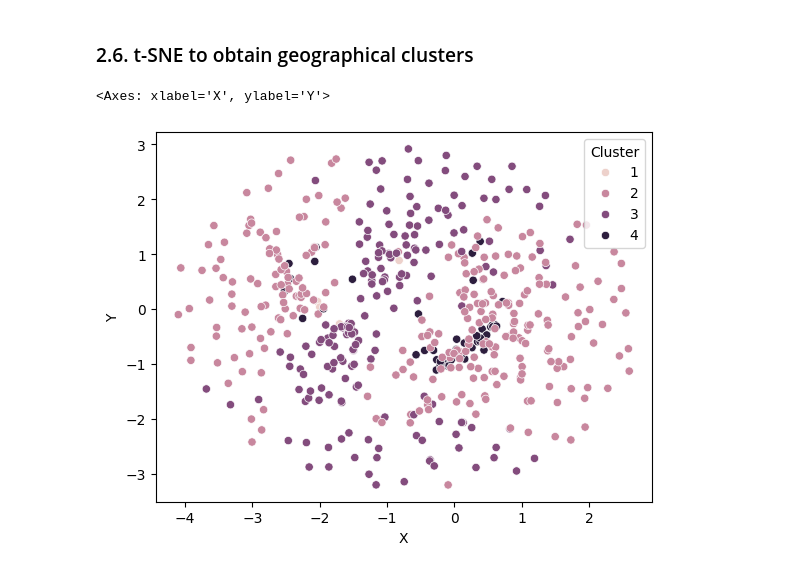
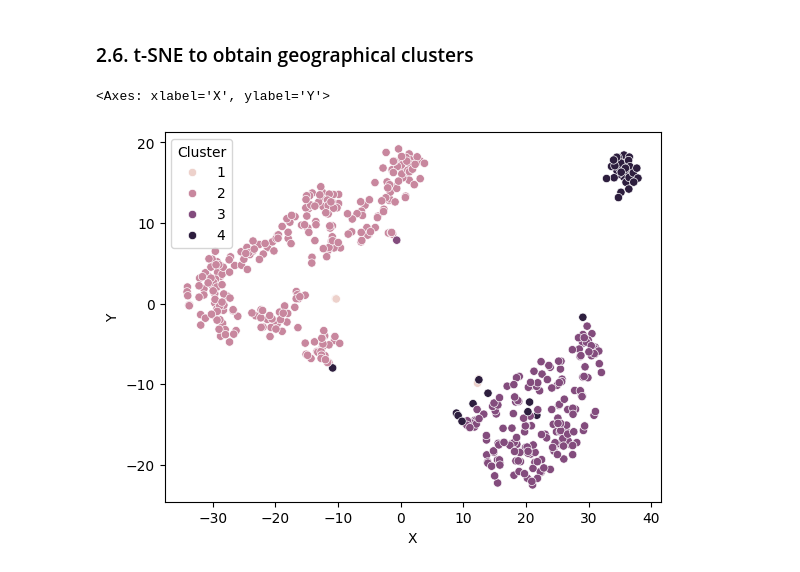
Before and after one commit to Gogonemnem/ensai-assignments, a Jupyter notebook: python_notebooks/explore.ipynb, the cells around one changed output. Saved outputs shown, nothing was run; the diff lists cells and outputs as text; code cells hidden in the pictures.

```diff
--- a/python_notebooks/explore.ipynb
+++ b/python_notebooks/explore.ipynb
@@ -132,18 +132,18 @@ We also notice the mean doesn't follow a normal distribution. This makes sense,
 # %%
 # t sne plot in 2d.
 from sklearn.manifold import TSNE
 
 # we use tsne and use correlation as distance metric
 tsne = TSNE(n_components = 2, metric = "precomputed", init = "random", random_state = 10)
 
 # we fit the tsne to the data
-tsne_obj = tsne.fit_transform(df.corr() * 0.5 + 0.5)
+tsne_obj = tsne.fit_transform(1.1 - (df.corr() * 0.5 + 0.5))
 
 # we create a dataframe with the tsne projections
 tsne_df = pd.DataFrame({"X": tsne_obj[:, 0], "Y": tsne_obj[:, 1], "Column": df.columns})
 
 # we plot the tsne
 sns.scatterplot(data = tsne_df.merge(df_clusters, how = "left"), x = "X", y = "Y", hue = "Cluster")
 # %% [output]
 <Axes: xlabel='X', ylabel='Y'>
-[figure, old version]
+[figure, new version]
```
